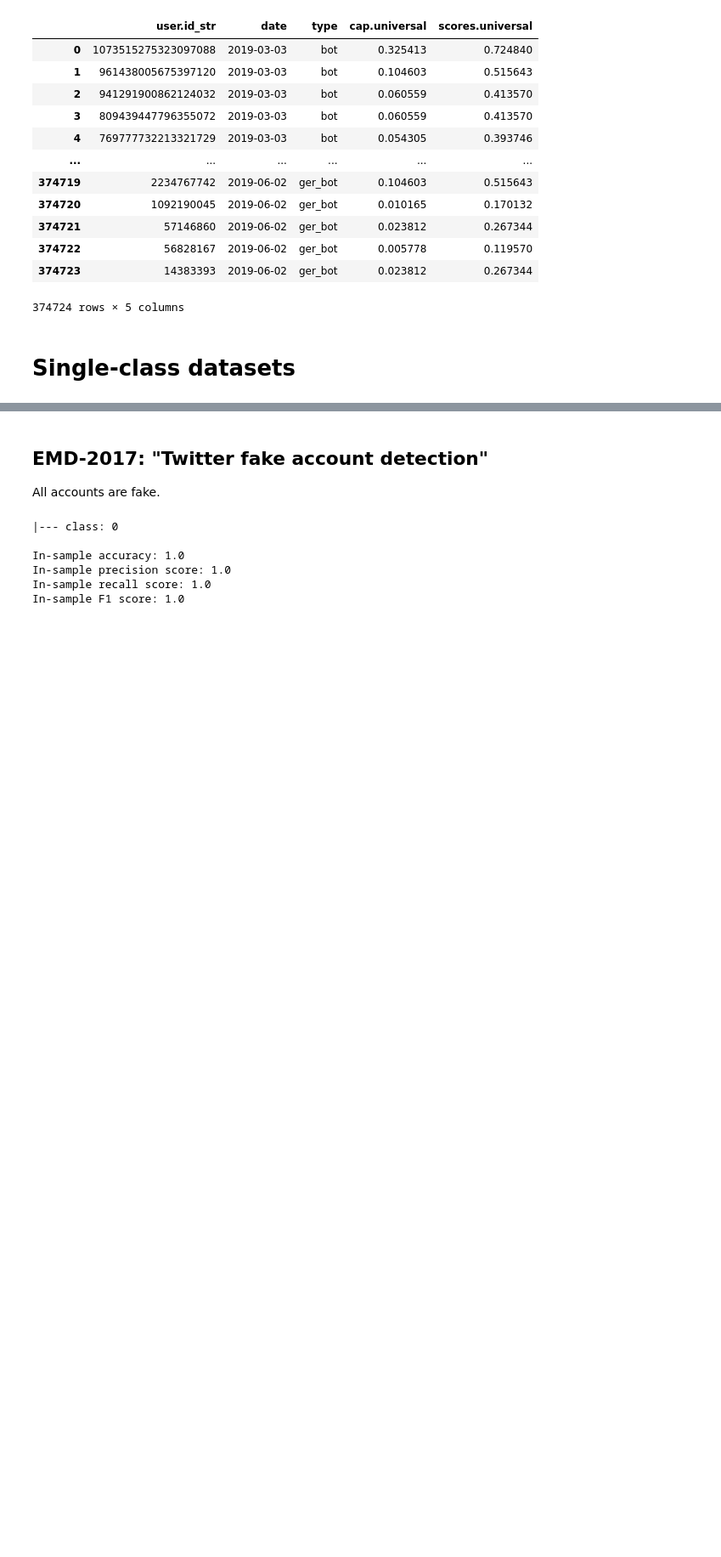
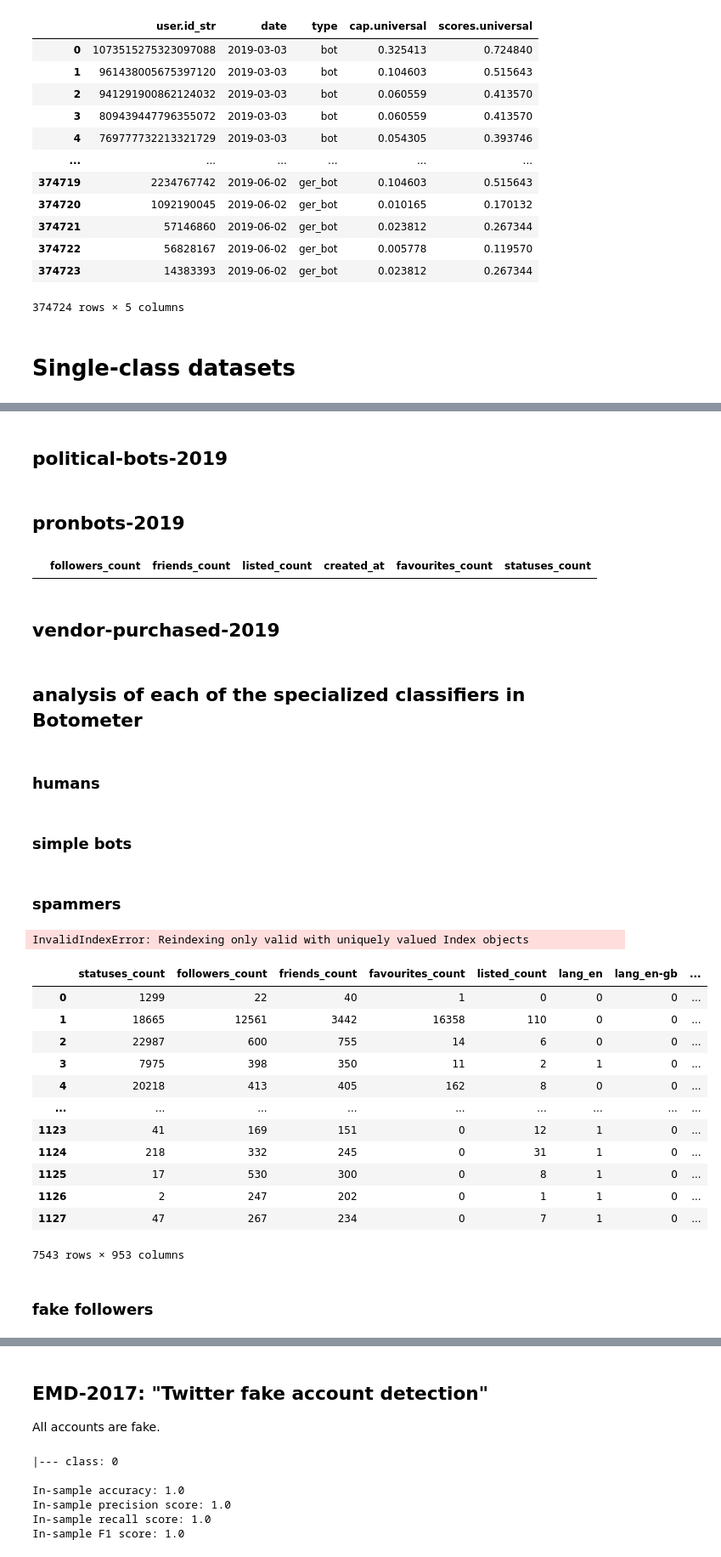
Before and after one commit to johnchrishays/bot-detection, a Jupyter notebook: Simple Decision Rules Give High Accuracy for Detecting Social Bots on Benchmark Datasets.ipynb, the cells around one changed output, grey strips where cells are left out. Shown at 85% size. Saved outputs shown, nothing was run; the diff lists cells and outputs as text; code cells hidden in the pictures; blank space fills up the shorter version.

Commit message:
latest analysis

```diff
--- a/Simple Decision Rules Give High Accuracy for Detecting Social Bots on Benchmark Datasets.ipynb
+++ b/Simple Decision Rules Give High Accuracy for Detecting Social Bots on Benchmark Datasets.ipynb
@@ -705,0 +706,2 @@ kaiser
+# %% [markdown]
+## political-bots-2019
@@ -705,0 +711,2 @@ kaiser
+# %% [markdown]
+## pronbots-2019
@@ -705,0 +721,6 @@ kaiser
+# %%
+pronbots_one_hot
+# %% [output]
+|  | followers_count | friends_count | listed_count | created_at | favourites_count | statuses_count |
+# %% [markdown]
+## vendor-purchased-2019
@@ -705,0 +730,4 @@ kaiser
+# %% [markdown]
+## analysis of each of the specialized classifiers in Botometer
+# %% [markdown]
+### humans
@@ -705,0 +736,2 @@ kaiser
+# %% [markdown]
+### simple bots
@@ -705,0 +740,63 @@ kaiser
+# %% [markdown]
+### spammers
+# %%
+# Load in cresci data
+folder_names = [ 'social_spambots_1',
+ 'social_spambots_2',
+ 'social_spambots_3',
+ 'traditional_spambots_1',
+ 'traditional_spambots_2',
+ 'traditional_spambots_3',
+ 'traditional_spambots_4']
+dfs = []
+
+for name in folder_names:
+    df = pd.read_csv(f"./data/cresci-2017/{name}.csv/users.csv")
+    dfs.append(df)
+
+
+def format_time(dt):
+    try:
+        datetime.strptime(dt, "%a %b %d %H:%M:%S %z %Y").timestamp()
+    except:
+        print(dt)
+
+cresci2017_spammers = pd.concat(dfs)
+
+
+
+# Preprocess
+cresci2017_one_hot = preprocess(cresci2017_spammers,
+                        COLUMNS_TO_DROP + ['profile_banner_url',
+                                                        'test_set_1',
+                                                        'test_set_2',
+                                                        'crawled_at',
+                                                        'updated',
+                                                        'timestamp',
+                                                        'following',
+                                                        'follow_request_sent',
+                                                        'created_at'
+                                                  ],
+                        DUMMY_COLUMNS + ['is_translator', 'contributors_enabled', 'notifications'])
+
+spammers_df = pd.concat([pronbots_one_hot, cresci2017_one_hot], ignore_index=True)
+# %% [output]
+InvalidIndexError: Reindexing only valid with uniquely valued Index objects
+# %%
+cresci2017_one_hot
+# %% [output]
+|  | statuses_count | followers_count | friends_count | favourites_count | listed_count | lang_en | lang_en-gb | ... |
+| 0 | 1299 | 22 | 40 | 1 | 0 | 0 | 0 | ... |
+| 1 | 18665 | 12561 | 3442 | 16358 | 110 | 0 | 0 | ... |
+| 2 | 22987 | 600 | 755 | 14 | 6 | 0 | 0 | ... |
+| 3 | 7975 | 398 | 350 | 11 | 2 | 1 | 0 | ... |
+| 4 | 20218 | 413 | 405 | 162 | 8 | 0 | 0 | ... |
+| ... | ... | ... | ... | ... | ... | ... | ... | ... |
+| 1123 | 41 | 169 | 151 | 0 | 12 | 1 | 0 | ... |
+| 1124 | 218 | 332 | 245 | 0 | 31 | 1 | 0 | ... |
+| 1125 | 17 | 530 | 300 | 0 | 8 | 1 | 0 | ... |
+| 1126 | 2 | 247 | 202 | 0 | 1 | 1 | 0 | ... |
+| 1127 | 47 | 267 | 234 | 0 | 7 | 1 | 0 | ... |
+7543 rows × 953 columns
+# %% [markdown]
+### fake followers
```
Also changed, not shown: parts of 30 cells of this notebook.
